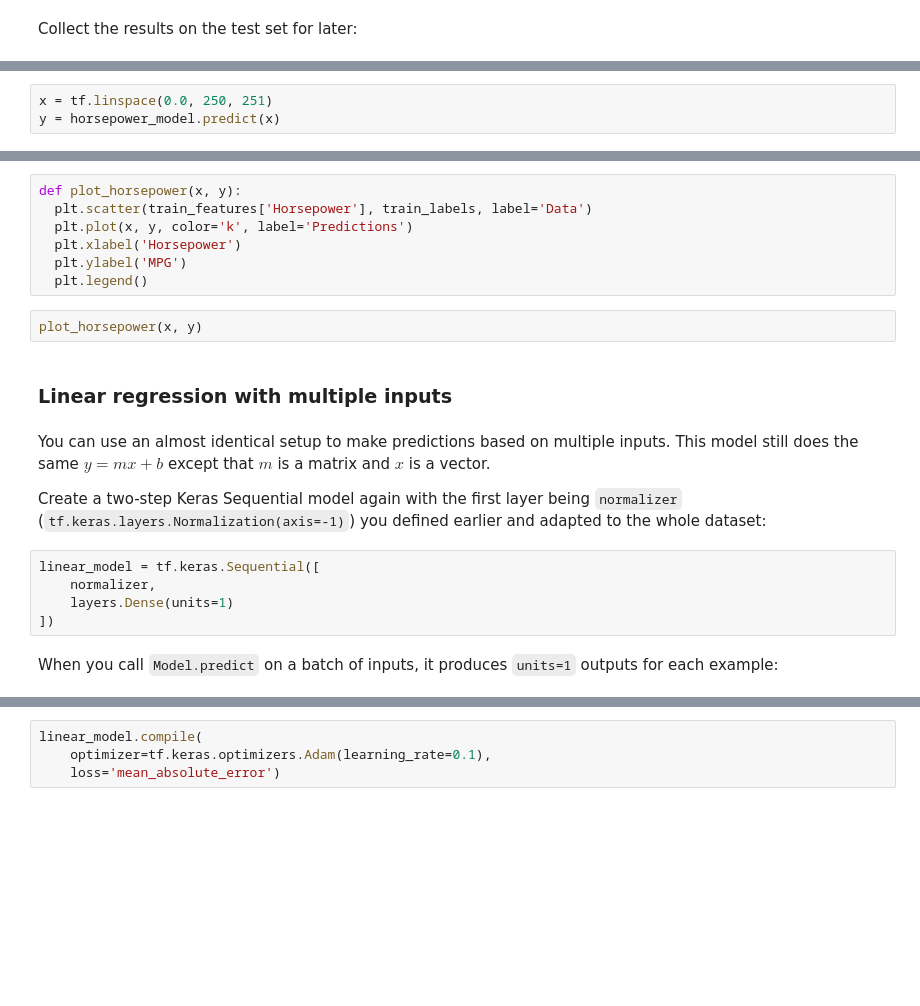
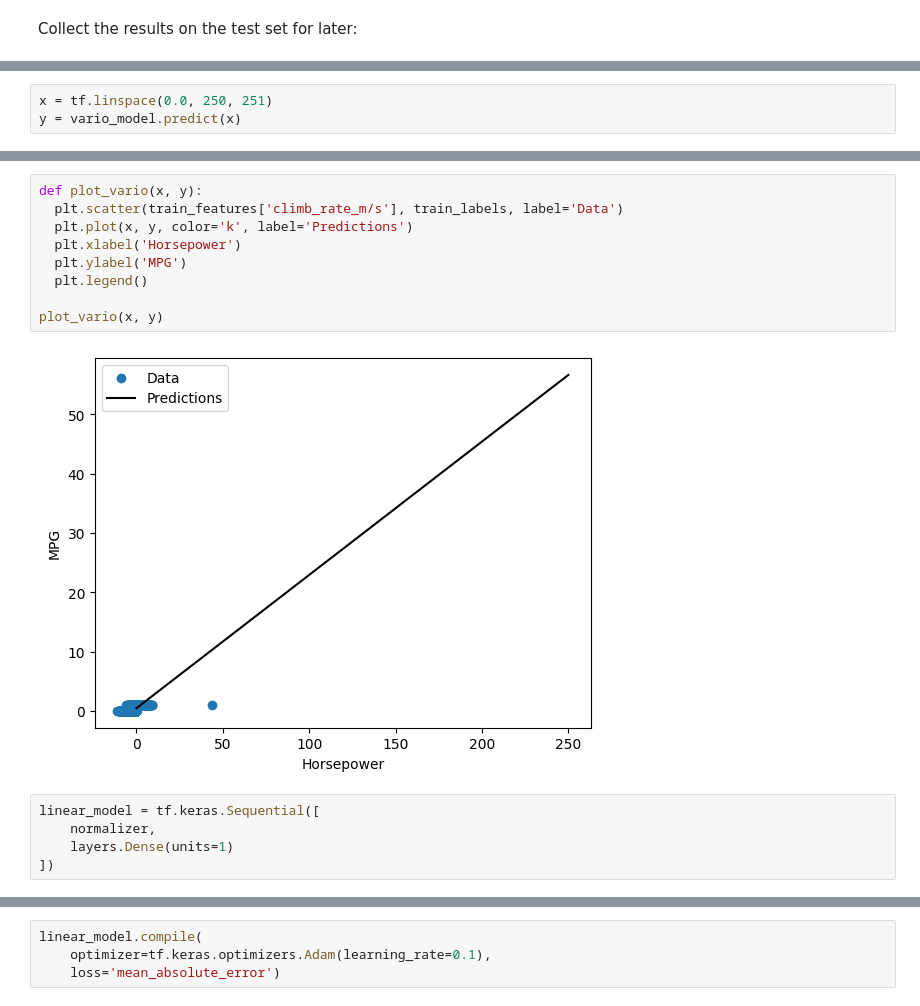
Before and after one commit to SerkanKurd/Paragliding_Flight_Analyses, a Jupyter notebook: regression.ipynb, the cells around one changed output, grey strips where cells are left out. Saved outputs shown, nothing was run; the diff lists cells and outputs as text; blank space fills up the shorter version.

```diff
--- a/regression.ipynb
+++ b/regression.ipynb
@@ -200,3 +199,3 @@ Since this is a single variable regression, it's easy to view the model's predic
 # %%
 x = tf.linspace(0.0, 250, 251)
-y = horsepower_model.predict(x)
+y = vario_model.predict(x)
@@ -203,24 +205,18 @@ y = horsepower_model.predict(x)
 # %%
-def plot_horsepower(x, y):
-  plt.scatter(train_features['Horsepower'], train_labels, label='Data')
+def plot_vario(x, y):
+  plt.scatter(train_features['climb_rate_m/s'], train_labels, label='Data')
   plt.plot(x, y, color='k', label='Predictions')
   plt.xlabel('Horsepower')
   plt.ylabel('MPG')
   plt.legend()
+
+plot_vario(x, y)
+# %% [output]
+[figure, added]
-# %%
-plot_horsepower(x, y)
-# %% [markdown]
-### Linear regression with multiple inputs
-# %% [markdown]
-You can use an almost identical setup to make predictions based on multiple inputs. This model still does the same $y = mx+b$ except that $m$ is a matrix and $x$ is a vector.
-
-Create a two-step Keras Sequential model again with the first layer being `normalizer` (`tf.keras.layers.Normalization(axis=-1)`) you defined earlier and adapted to the whole dataset:
 # %%
 linear_model = tf.keras.Sequential([
     normalizer,
     layers.Dense(units=1)
 ])
-# %% [markdown]
-When you call `Model.predict` on a batch of inputs, it produces `units=1` outputs for each example:
 # %%
 linear_model.predict(train_features[:10])
```
Also changed, not shown: parts of 45 cells of this notebook, 5 other files.
